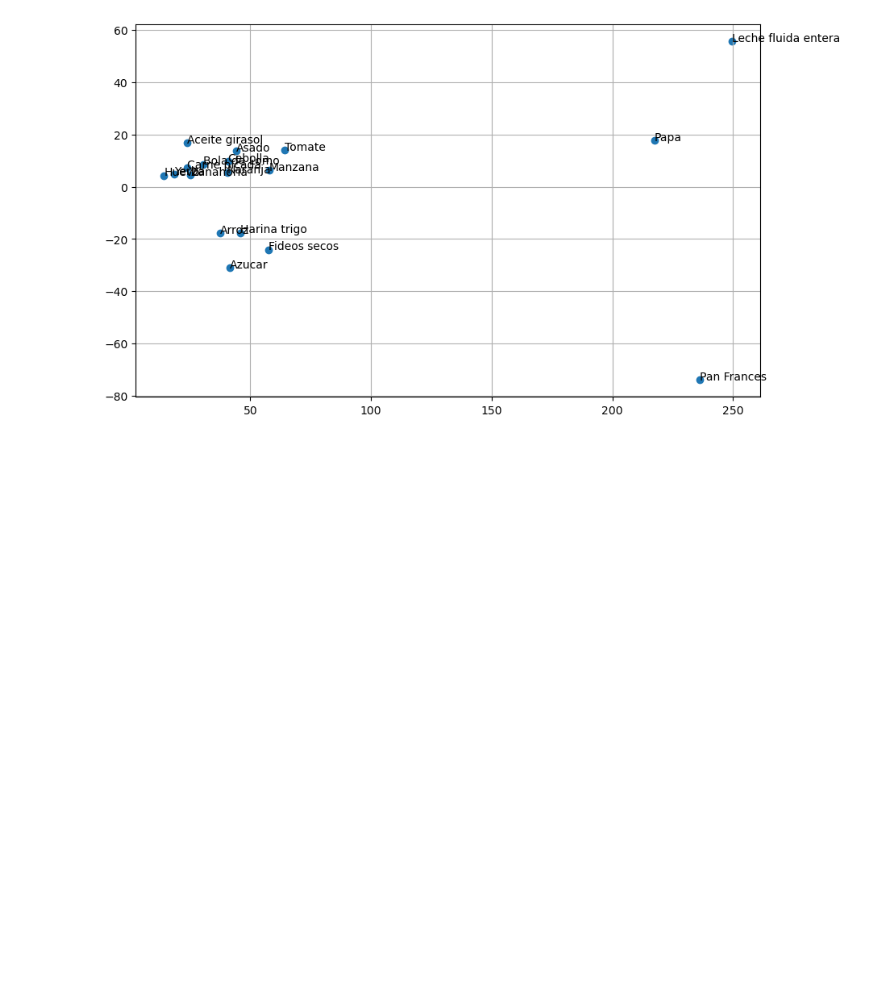
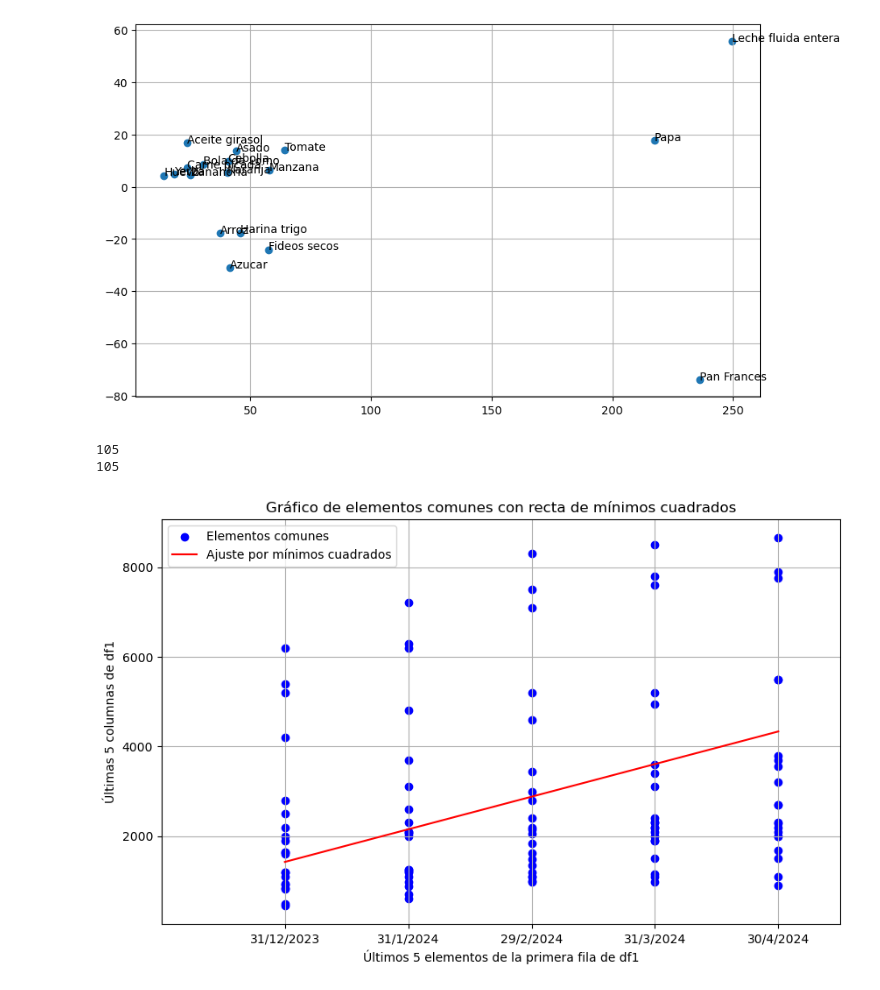
Before and after one commit to manuelgutman/ptalc2, a Jupyter notebook: funciones.ipynb, the cells around one changed output. Saved outputs shown, nothing was run; the diff lists cells and outputs as text; code cells hidden in the pictures; blank space fills up the shorter version.

Commit message:
Funcion para calcular y graficar minimos cuadrados

```diff
--- a/funciones.ipynb
+++ b/funciones.ipynb
@@ -159,0 +189,47 @@ graficar_componentes_principales_filtrado(tabla_nutricional, nombres_productos)
+# %%
+def plot_common_elements_with_fit(df1, df2):
+    # Identificar elementos comunes
+    common_elements = alimentos_comunes
+
+
+    # Seleccionar los últimos 5 elementos de la primera fila del primer DataFrame para el eje X
+    x = np.tile(df1.columns[-5:], df1.shape[0])
+
+    # Seleccionar los valores correspondientes de las últimas 5 columnas del primer DataFrame para el eje Y
+    y = df1.iloc[:, -5:].values.flatten()
+
+    print (len(x))
+    print (len(y))
+
+
+    # Crear el gráfico de dispersión
+    plt.figure(figsize=(10, 6))
+    plt.scatter(x, y, color='blue', label='Elementos comunes')
+
+    # Convertir x a valores numéricos para el ajuste
+    x_unique = df1.columns[-5:]
+    x_numeric = np.array([i for i, col in enumerate(x_unique) for _ in range(df1.shape[0])])
+
+    # Calcular la recta por mínimos cuadrados
+    A = np.vstack([x_numeric, np.ones(len(x_numeric))]).T
+    m, c = np.linalg.lstsq(A, y, rcond=None)[0]
+
+    # Añadir la recta de mínimos cuadrados al gráfico
+    plt.plot(x_numeric, m * x_numeric + c, 'r', label='Ajuste por mínimos cuadrados')
+
+    # Añadir etiquetas y leyenda
+    plt.xlabel('Últimos 5 elementos de la primera fila de df1')
+    plt.ylabel('Últimas 5 columnas de df1')
+    plt.title('Gráfico de elementos comunes con recta de mínimos cuadrados')
+    plt.legend()
+    plt.grid(True)
+    plt.xlim(-1, len(df1.columns[-5:]) - 1 + 0.5)
+    plt.show()
+
+
+
+plot_common_elements_with_fit(tabla_consumidores_libres, tabla_nutricional)
+# %% [output]
+105
+105
+[figure, added]
```
Also changed, not shown: parts of 5 cells of this notebook.
